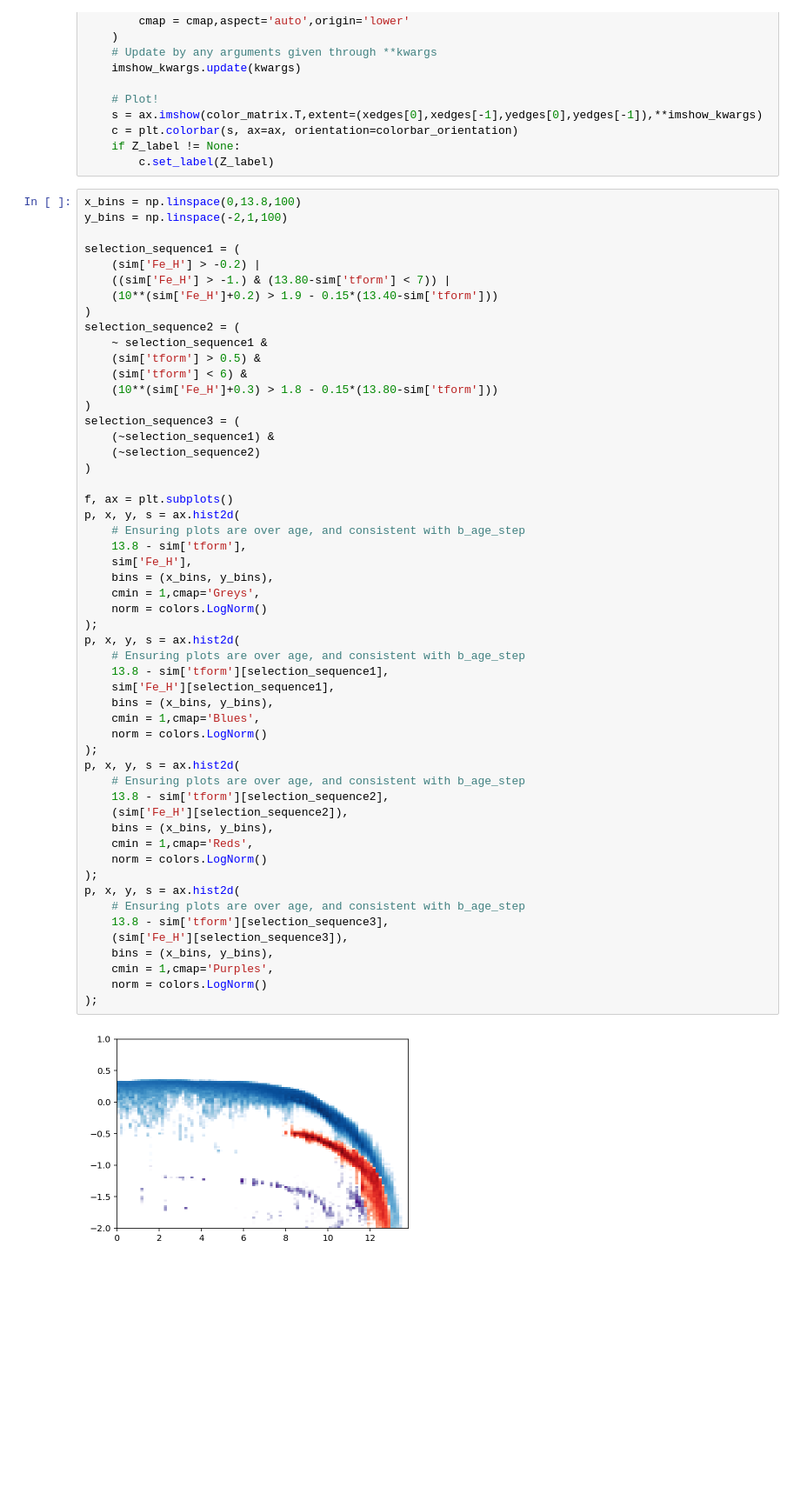
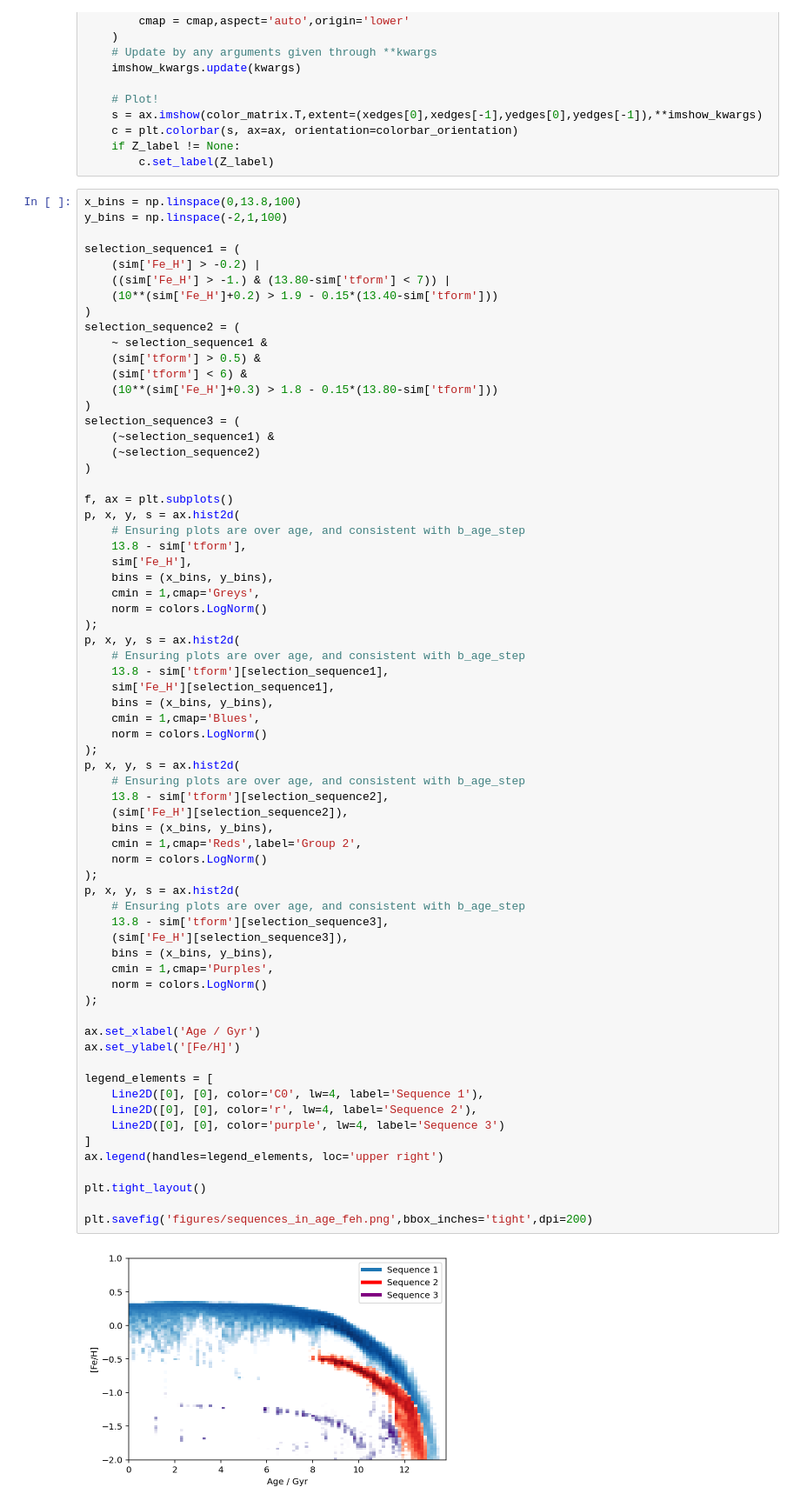
Before and after one commit to svenbuder/Accretion_Clues_ObsSim, a Jupyter notebook: mijnarends_2022_accretion_clues_simulation.ipynb, the cells around one changed output. Shown at 87% size. Cells and saved outputs as stored; diff of their text form; blank space fills up the shorter version.

Commit message:
sequences

```diff
--- a/mijnarends_2022_accretion_clues_simulation.ipynb
+++ b/mijnarends_2022_accretion_clues_simulation.ipynb
@@ -1062,35 +1063,49 @@ p, x, y, s = ax.hist2d(
     13.8 - sim['tform'],
     sim['Fe_H'],
     bins = (x_bins, y_bins),
     cmin = 1,cmap='Greys',
     norm = colors.LogNorm()
 );
 p, x, y, s = ax.hist2d(
     # Ensuring plots are over age, and consistent with b_age_step
     13.8 - sim['tform'][selection_sequence1],
     sim['Fe_H'][selection_sequence1],
     bins = (x_bins, y_bins),
     cmin = 1,cmap='Blues',
     norm = colors.LogNorm()
 );
 p, x, y, s = ax.hist2d(
     # Ensuring plots are over age, and consistent with b_age_step
     13.8 - sim['tform'][selection_sequence2],
     (sim['Fe_H'][selection_sequence2]),
     bins = (x_bins, y_bins),
-    cmin = 1,cmap='Reds',
+    cmin = 1,cmap='Reds',label='Group 2',
     norm = colors.LogNorm()
 );
 p, x, y, s = ax.hist2d(
     # Ensuring plots are over age, and consistent with b_age_step
     13.8 - sim['tform'][selection_sequence3],
     (sim['Fe_H'][selection_sequence3]),
     bins = (x_bins, y_bins),
     cmin = 1,cmap='Purples',
     norm = colors.LogNorm()
 );
+
+ax.set_xlabel('Age / Gyr')
+ax.set_ylabel('[Fe/H]')
+
+legend_elements = [
+    Line2D([0], [0], color='C0', lw=4, label='Sequence 1'),
+    Line2D([0], [0], color='r', lw=4, label='Sequence 2'),
+    Line2D([0], [0], color='purple', lw=4, label='Sequence 3')
+]
+ax.legend(handles=legend_elements, loc='upper right')
+
+plt.tight_layout()
+
+plt.savefig('figures/sequences_in_age_feh.png',bbox_inches='tight',dpi=200)
 # %% [output]
-[figure, old version]
+[figure, new version]
 # %%
 f, gs = plt.subplots(3,2,figsize=(10,6),sharex=True,sharey=True)
 
```
Also changed, not shown: parts of 6 cells of this notebook, 3 other files.
